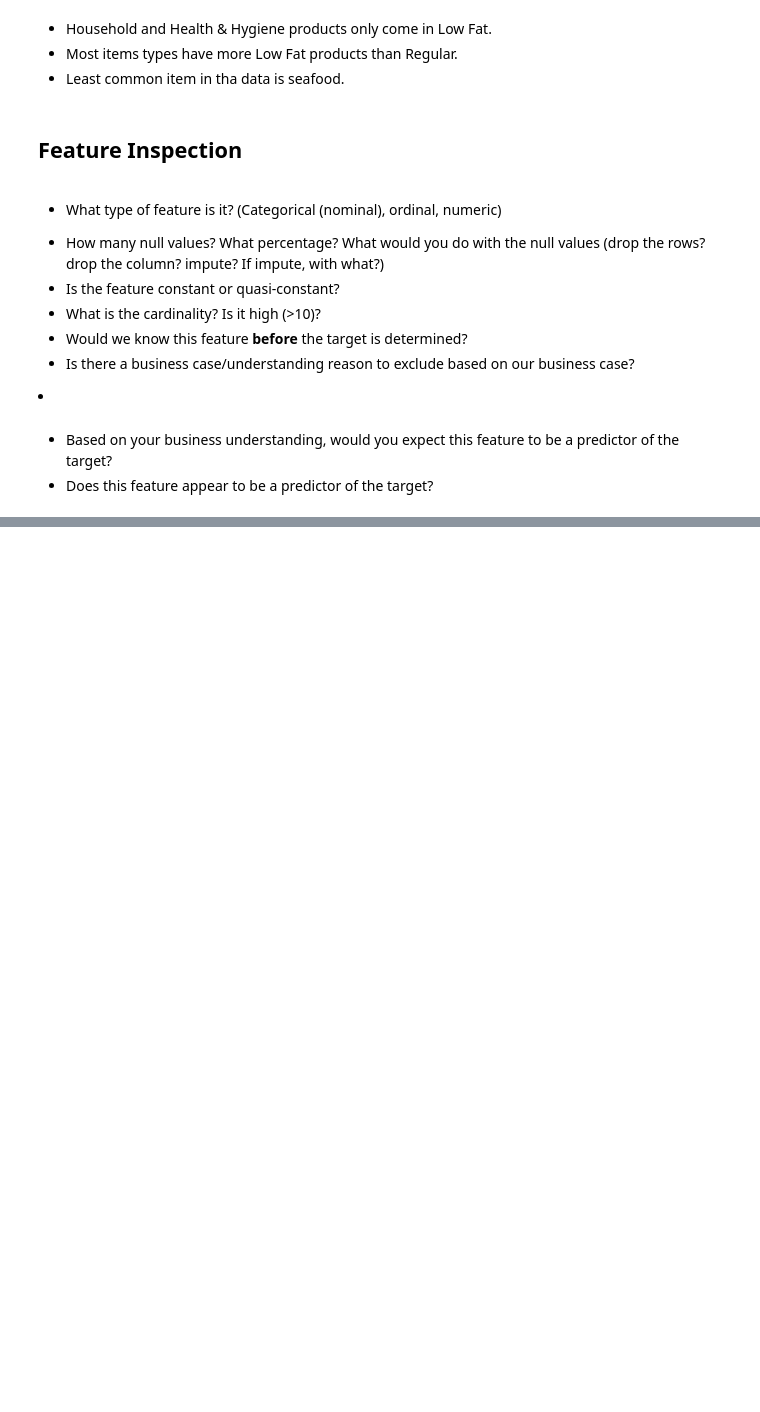
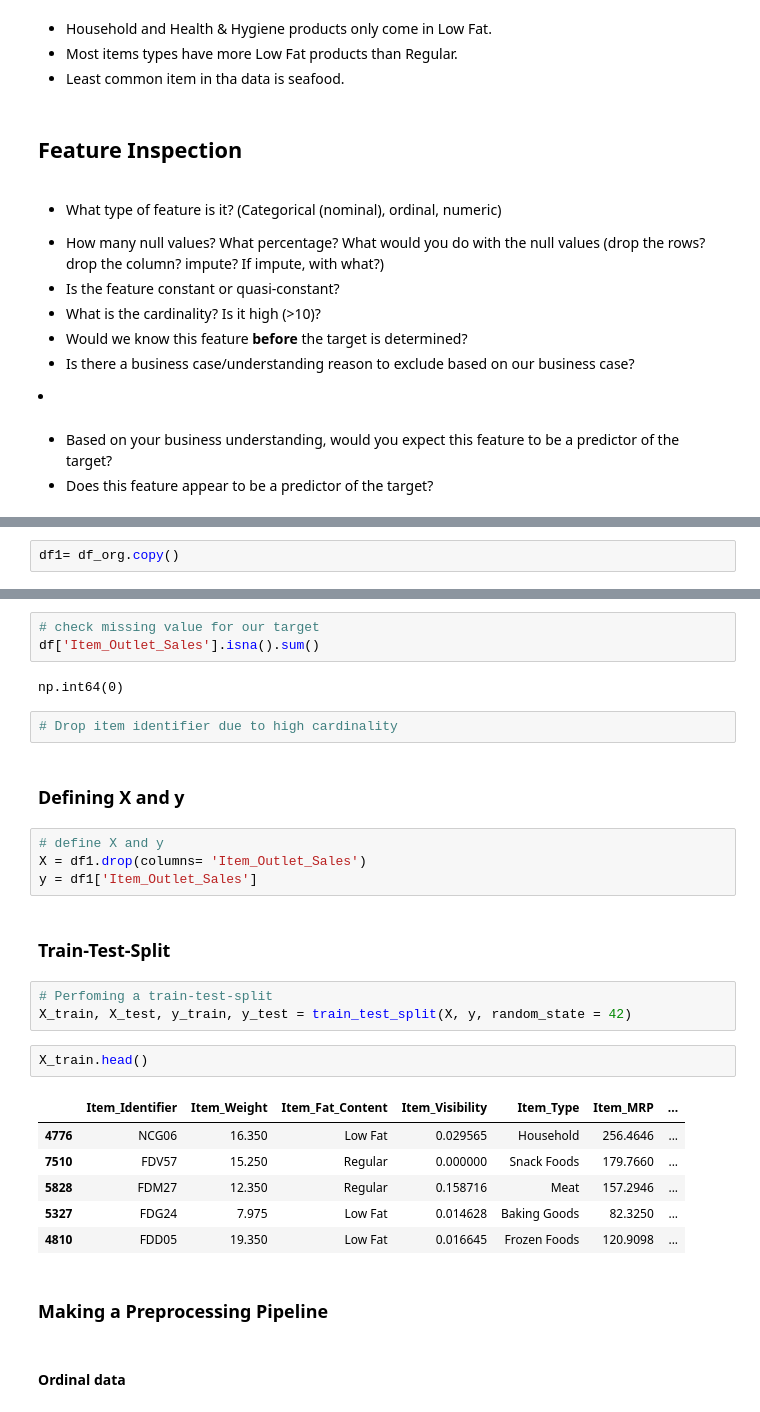
Before and after one commit to MaysNassar/prediction-of-product-sales, a Jupyter notebook: prediction_of_product_sales.ipynb, the cells around one changed output, grey strips where cells are left out. Cells and saved outputs as stored; diff of their text form; blank space fills up the shorter version.

```diff
--- a/prediction_of_product_sales.ipynb
+++ b/prediction_of_product_sales.ipynb
@@ -837,0 +866,2 @@ plt.xticks(rotation=45, ha='right');
+# %%
+df1= df_org.copy()
@@ -837,0 +903,31 @@ plt.xticks(rotation=45, ha='right');
+# %%
+# check missing value for our target
+df['Item_Outlet_Sales'].isna().sum()
+# %% [output]
+np.int64(0)
+# %%
+# Drop item identifier due to high cardinality
+# %% [markdown]
+### Defining X and y
+# %%
+# define X and y
+X = df1.drop(columns= 'Item_Outlet_Sales')
+y = df1['Item_Outlet_Sales']
+# %% [markdown]
+### Train-Test-Split
+# %%
+# Perfoming a train-test-split
+X_train, X_test, y_train, y_test = train_test_split(X, y, random_state = 42)
+# %%
+X_train.head()
+# %% [output]
+|  | Item_Identifier | Item_Weight | Item_Fat_Content | Item_Visibility | Item_Type | Item_MRP | ... |
+| 4776 | NCG06 | 16.350 | Low Fat | 0.029565 | Household | 256.4646 | ... |
+| 7510 | FDV57 | 15.250 | Regular | 0.000000 | Snack Foods | 179.7660 | ... |
+| 5828 | FDM27 | 12.350 | Regular | 0.158716 | Meat | 157.2946 | ... |
+| 5327 | FDG24 | 7.975 | Low Fat | 0.014628 | Baking Goods | 82.3250 | ... |
+| 4810 | FDD05 | 19.350 | Low Fat | 0.016645 | Frozen Foods | 120.9098 | ... |
+# %% [markdown]
+### Making a Preprocessing Pipeline
+# %% [markdown]
+#### Ordinal data
```
Also changed, not shown: parts of 29 cells of this notebook.
